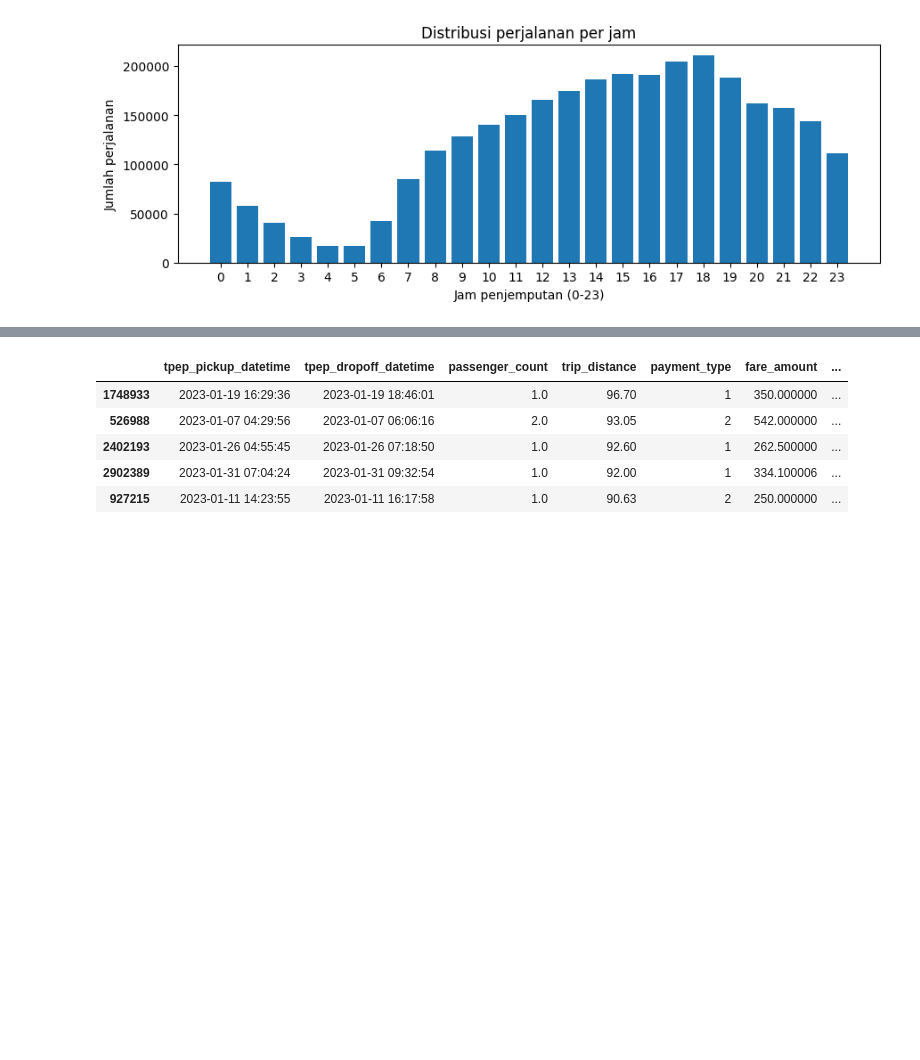
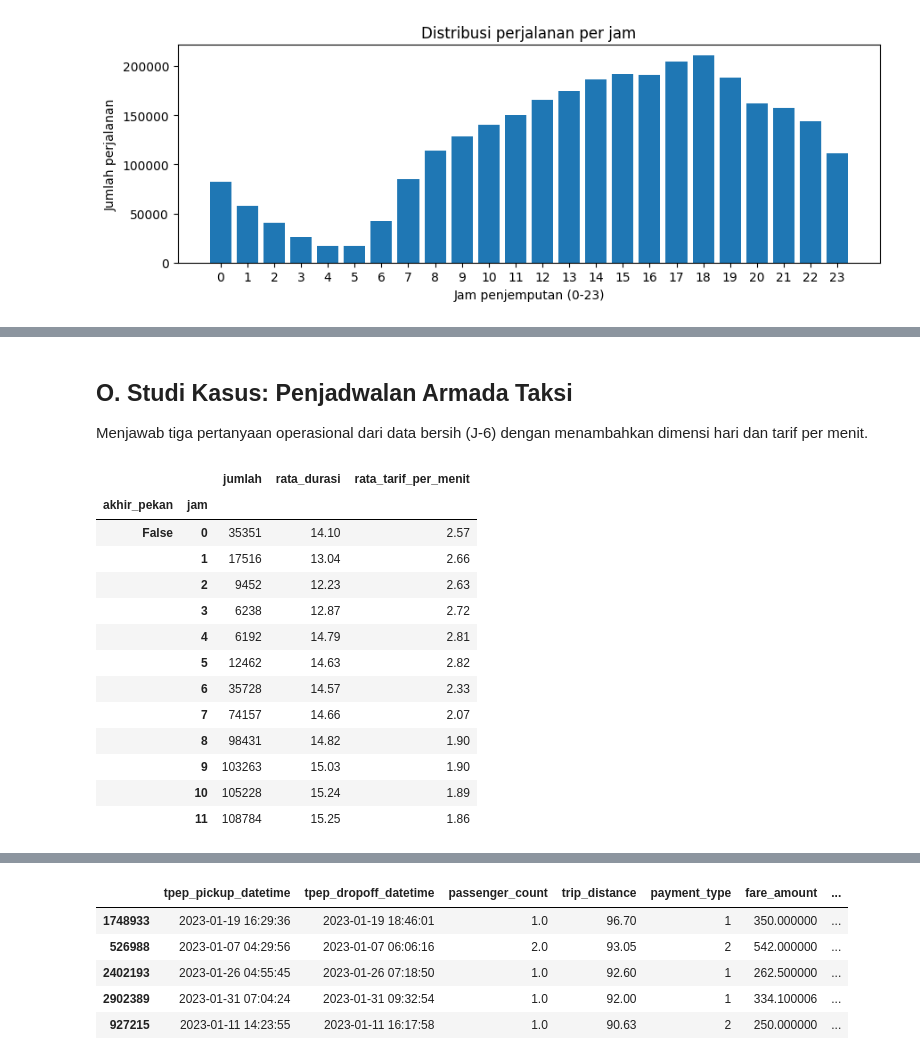
Before and after one commit to habibiputrar/BigData26_A_2411531001_Habibi-Putra-Rizqullah-, a Jupyter notebook: BD_A_P01_2411531001_Habibi_Putra_Rizqullah.ipynb, the cells around one changed output, grey strips where cells are left out. Saved outputs shown, nothing was run; the diff lists cells and outputs as text; code cells hidden in the pictures; blank space fills up the shorter version.

```diff
--- a/BD_A_P01_2411531001_Habibi_Putra_Rizqullah.ipynb
+++ b/BD_A_P01_2411531001_Habibi_Putra_Rizqullah.ipynb
@@ -431,0 +561,30 @@ plt.show()
+# %% [markdown]
+## O. Studi Kasus: Penjadwalan Armada Taksi
+Menjawab tiga pertanyaan operasional dari data bersih (J-6) dengan menambahkan dimensi hari dan tarif per menit.
+# %%
+bersih["hari"] = bersih["tpep_pickup_datetime"].dt.day_name()
+bersih["akhir_pekan"] = bersih["tpep_pickup_datetime"].dt.dayofweek >= 5
+bersih["tarif_per_menit"] = (bersih["total_amount"] / bersih["durasi_menit"]).round(3)
+
+ringkas = (bersih
+    .groupby(["akhir_pekan", "jam"])
+    .agg(jumlah=("total_amount", "size"),
+         rata_durasi=("durasi_menit", "mean"),
+         rata_tarif_per_menit=("tarif_per_menit", "mean"))
+    .round(2))
+ringkas.head(12)
+# %% [output]
+|  |  | jumlah | rata_durasi | rata_tarif_per_menit |
+| akhir_pekan | jam |  |  |  |
+| False | 0 | 35351 | 14.10 | 2.57 |
+|  | 1 | 17516 | 13.04 | 2.66 |
+|  | 2 | 9452 | 12.23 | 2.63 |
+|  | 3 | 6238 | 12.87 | 2.72 |
+|  | 4 | 6192 | 14.79 | 2.81 |
+|  | 5 | 12462 | 14.63 | 2.82 |
+|  | 6 | 35728 | 14.57 | 2.33 |
+|  | 7 | 74157 | 14.66 | 2.07 |
+|  | 8 | 98431 | 14.82 | 1.90 |
+|  | 9 | 103263 | 15.03 | 1.90 |
+|  | 10 | 105228 | 15.24 | 1.89 |
+|  | 11 | 108784 | 15.25 | 1.86 |
```
Also changed, not shown: parts of 54 cells of this notebook.
